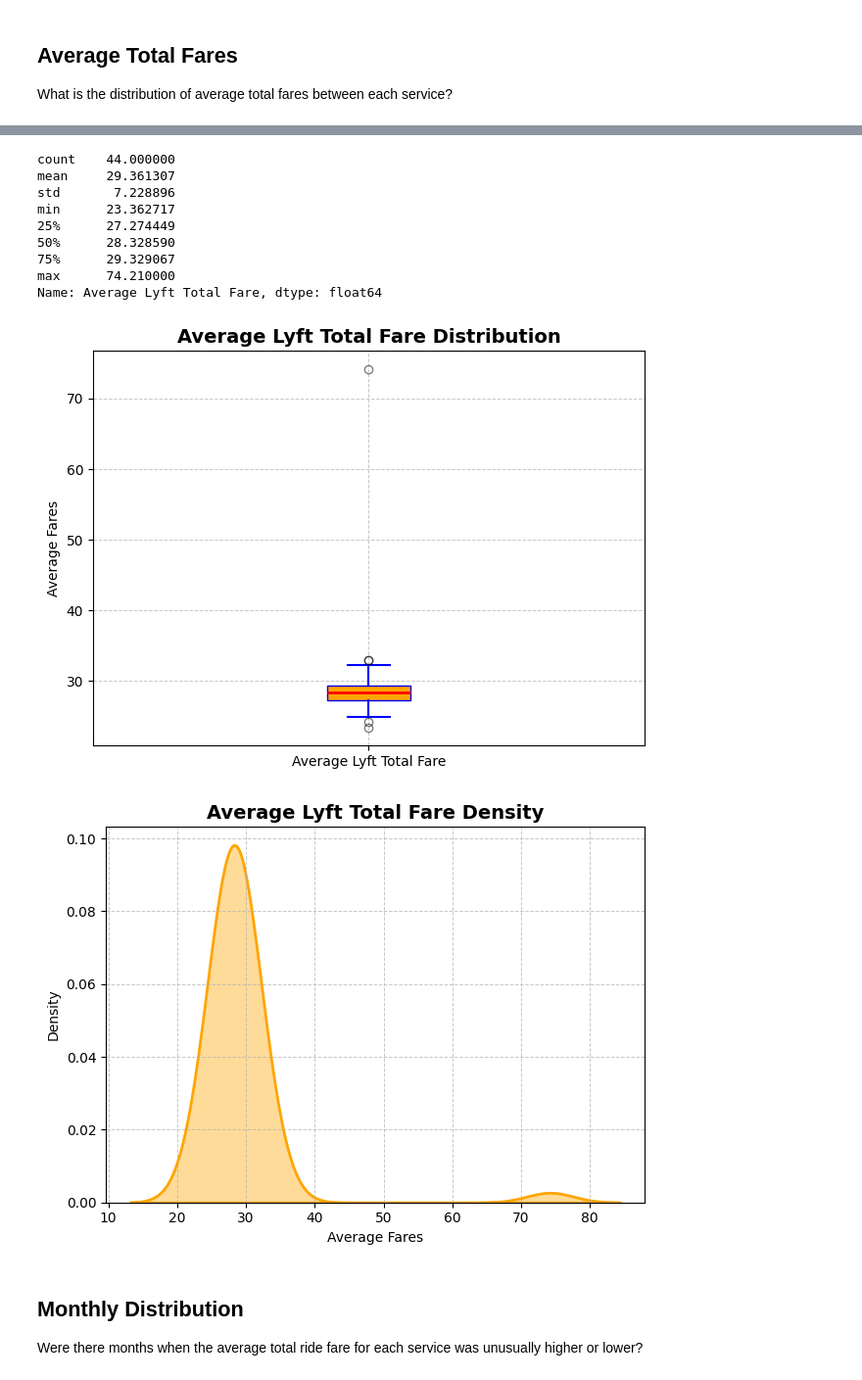
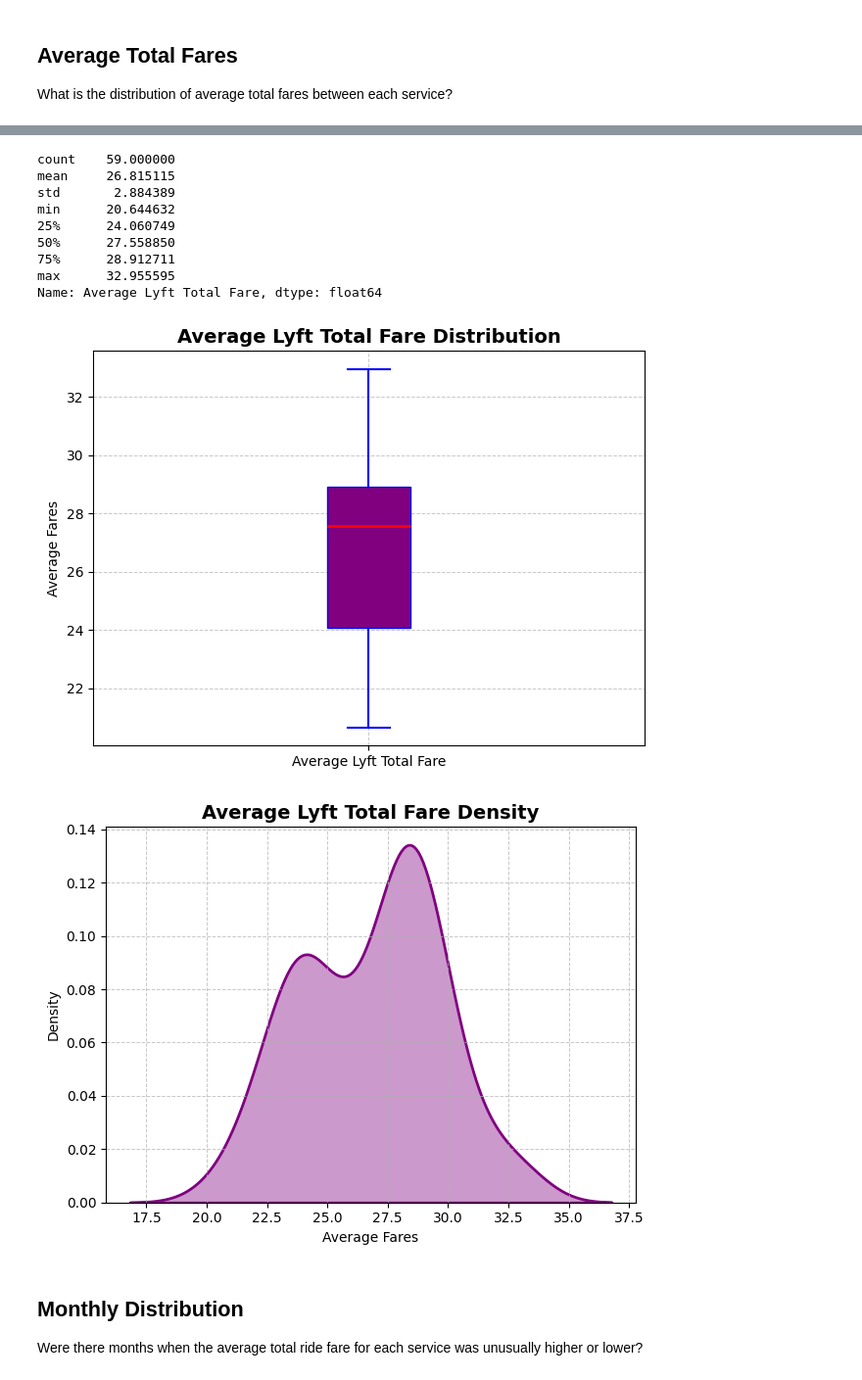
Before and after one commit to gckang/ds-nyc-ride-services-proj, a Jupyter notebook: scripts/data_analysis.ipynb, the cells around one changed output, grey strips where cells are left out. Shown at 98% size. Cells and saved outputs as stored; diff of their text form; code cells hidden in the pictures.

```diff
--- a/scripts/data_analysis.ipynb
+++ b/scripts/data_analysis.ipynb
@@ -6,7 +6,7 @@ import seaborn as sns
 import matplotlib.pyplot as plt
 import matplotlib.cm as cm
 # %%
-df = pd.read_csv('../data/all_fares_cleaned.csv')
+df = pd.read_csv('../data/all_fares.csv')
 # %%
 print(df.shape)
 # %% [output]
@@ -117,17 +117,17 @@ Name: Average Uber Total Fare, dtype: float64
 # %%
-fare_analysis('Average Lyft Total Fare', 'orange')
+fare_analysis('Average Lyft Total Fare', 'purple')
 # %% [output]
-count    44.000000
-mean     29.361307
-std       7.228896
-min      23.362717
-25%      27.274449
-50%      28.328590
-75%      29.329067
-max      74.210000
+count    59.000000
+mean     26.815115
+std       2.884389
+min      20.644632
+25%      24.060749
+50%      27.558850
+75%      28.912711
+max      32.955595
 Name: Average Lyft Total Fare, dtype: float64
-[figure, old version]
+[figure, new version]
-[figure, old version]
+[figure, new version]
 # %% [markdown]
 ## Monthly Distribution
 Were there months when the average total ride fare for each service was unusually higher or lower?
```
Also changed, not shown: parts of 7 cells of this notebook.
